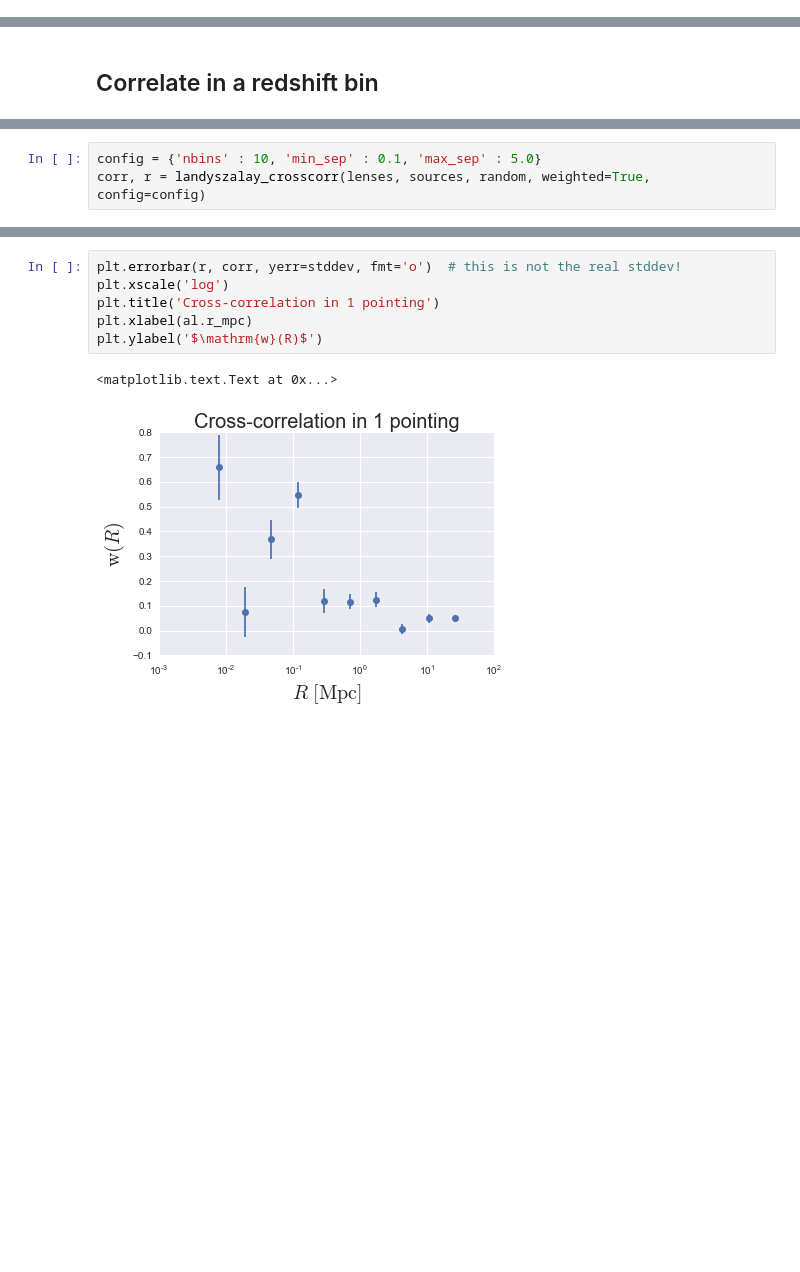
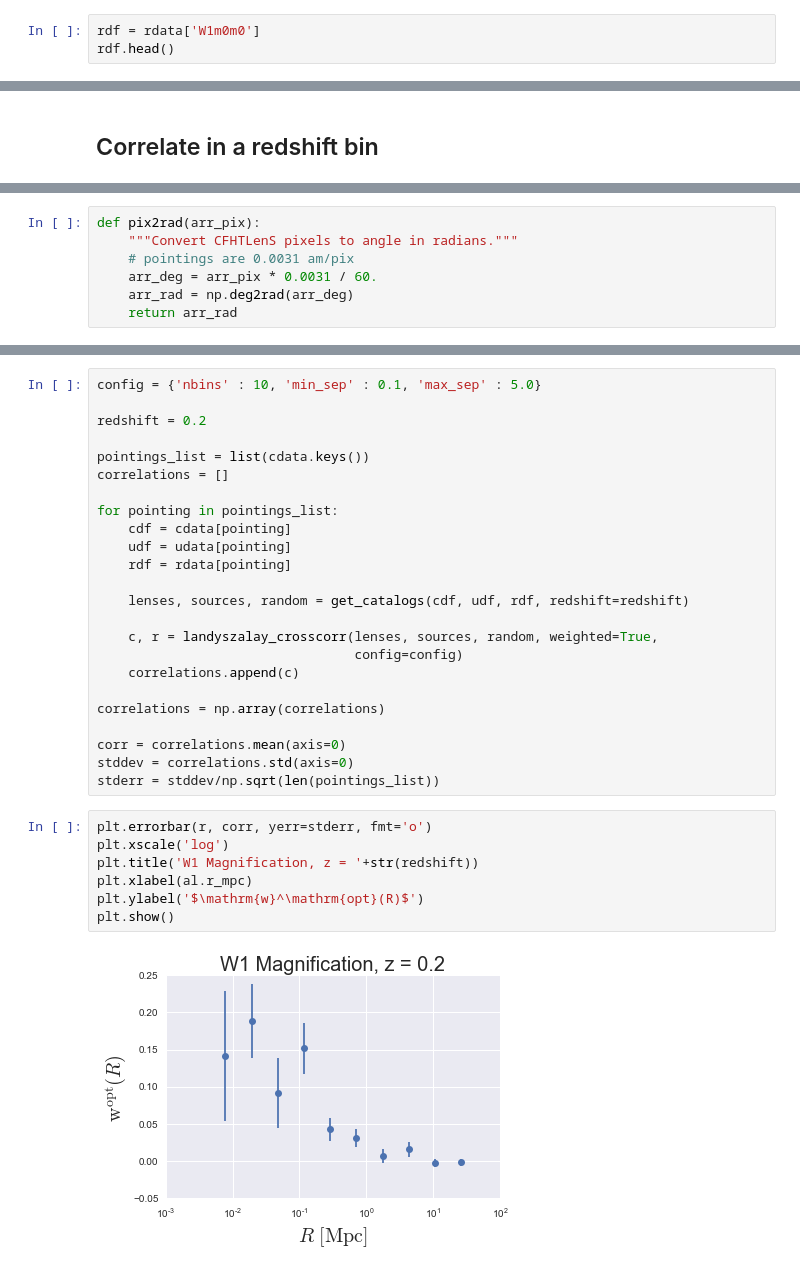
Before and after one commit to jesford/MagniPy, a Jupyter notebook: try_out_treecorr.ipynb, the cells around one changed output, grey strips where cells are left out. Cells and saved outputs as stored; diff of their text form; blank space fills up the shorter version.

Commit message:
use masked randoms, stack all W1 pointings

```diff
--- a/try_out_treecorr.ipynb
+++ b/try_out_treecorr.ipynb
@@ -179,0 +187,3 @@ cdf.head()
+# %%
+rdf = rdata['W1m0m0']
+rdf.head()
@@ -205,3 +199,7 @@ random = treecorr.Catalog(x=np.random.rand(nrand)*(xmax - xmin) + xmin,
-# %%
-config = {'nbins' : 10, 'min_sep' : 0.1, 'max_sep' : 5.0}
-corr, r = landyszalay_crosscorr(lenses, sources, random, weighted=True, config=config)
+# %%
+def pix2rad(arr_pix):
+    """Convert CFHTLenS pixels to angle in radians."""
+    # pointings are 0.0031 am/pix
+    arr_deg = arr_pix * 0.0031 / 60.
+    arr_rad = np.deg2rad(arr_deg)
+    return arr_rad
@@ -208,11 +233,35 @@ corr, r = landyszalay_crosscorr(lenses, sources, random, weighted=True, config=c
+# %%
+config = {'nbins' : 10, 'min_sep' : 0.1, 'max_sep' : 5.0}
+
+redshift = 0.2
+
+pointings_list = list(cdata.keys())
+correlations = []
+
+for pointing in pointings_list:
+    cdf = cdata[pointing]
+    udf = udata[pointing]
+    rdf = rdata[pointing]
+
+    lenses, sources, random = get_catalogs(cdf, udf, rdf, redshift=redshift)
+
+    c, r = landyszalay_crosscorr(lenses, sources, random, weighted=True,
+                                 config=config)
+    correlations.append(c)
+
+correlations = np.array(correlations)
+
+corr = correlations.mean(axis=0)
+stddev = correlations.std(axis=0)
+stderr = stddev/np.sqrt(len(pointings_list))
 # %%
-plt.errorbar(r, corr, yerr=stddev, fmt='o')  # this is not the real stddev!
+plt.errorbar(r, corr, yerr=stderr, fmt='o')
 plt.xscale('log')
-plt.title('Cross-correlation in 1 pointing')
+plt.title('W1 Magnification, z = '+str(redshift))
 plt.xlabel(al.r_mpc)
-plt.ylabel('$\mathrm{w}(R)$')
+plt.ylabel('$\mathrm{w}^\mathrm{opt}(R)$')
+plt.show()
 # %% [output]
-<matplotlib.text.Text at 0x...>
-[figure, old version]
+[figure, new version]
 # %% [markdown]
 ## TO DO:
```
Also changed, not shown: parts of 13 cells of this notebook.
